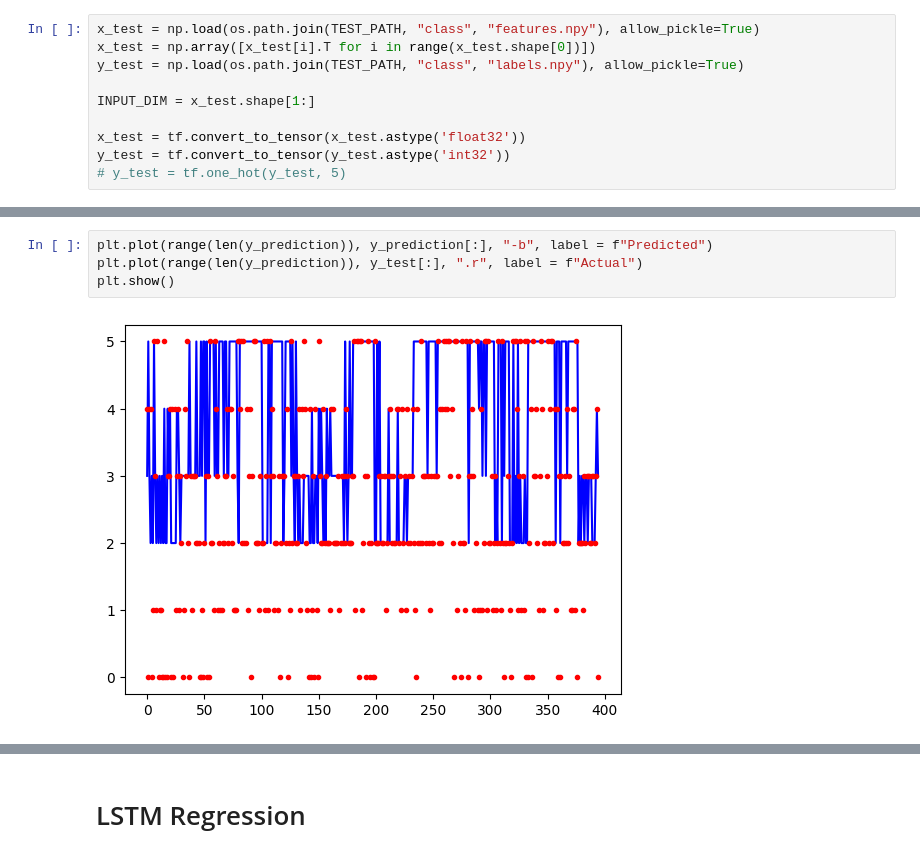
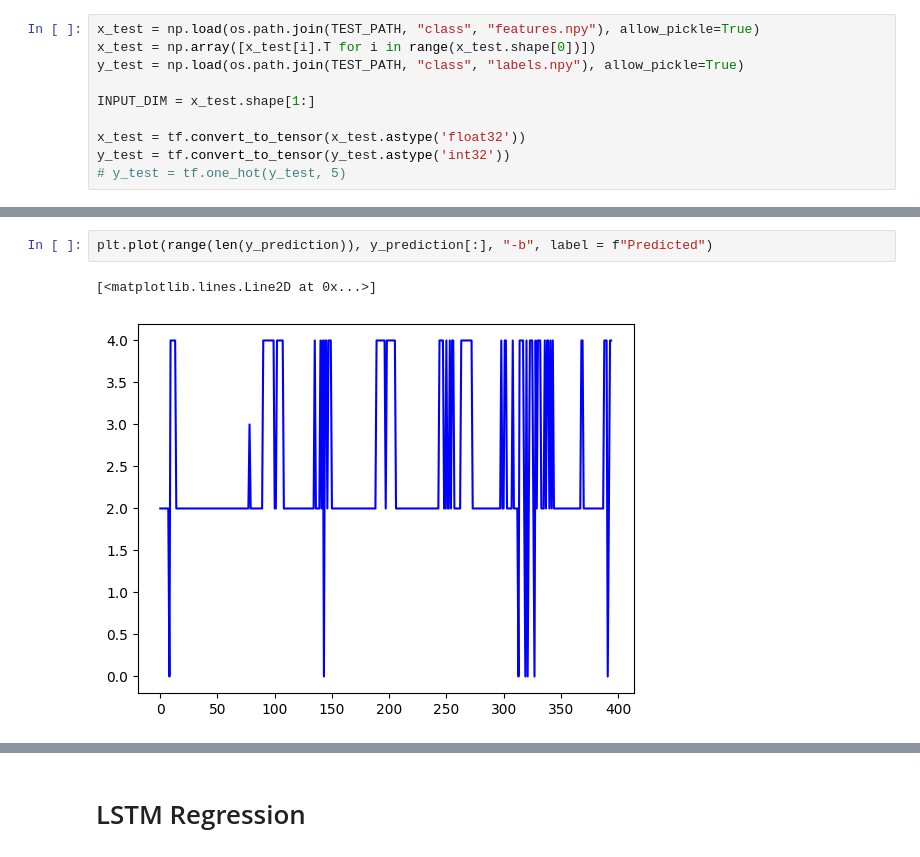
Before and after one commit to okkostenko/crypto_price_prediction_starknet, a Jupyter notebook: model_training/lstm_model.ipynb, the cells around one changed output, grey strips where cells are left out. Drawn from its saved outputs; the diff is of its cells as text.

```diff
--- a/model_training/lstm_model.ipynb
+++ b/model_training/lstm_model.ipynb
@@ -199,6 +208,5 @@ weighted avg       0.16      0.19      0.15       395
 # %%
 plt.plot(range(len(y_prediction)), y_prediction[:], "-b", label = f"Predicted")
-plt.plot(range(len(y_prediction)), y_test[:], ".r", label = f"Actual")
-plt.show()
 # %% [output]
+[<matplotlib.lines.Line2D at 0x...>]
-[figure, old version]
+[figure, new version]
```
Also changed, not shown: parts of 21 cells of this notebook, 13 other files.
